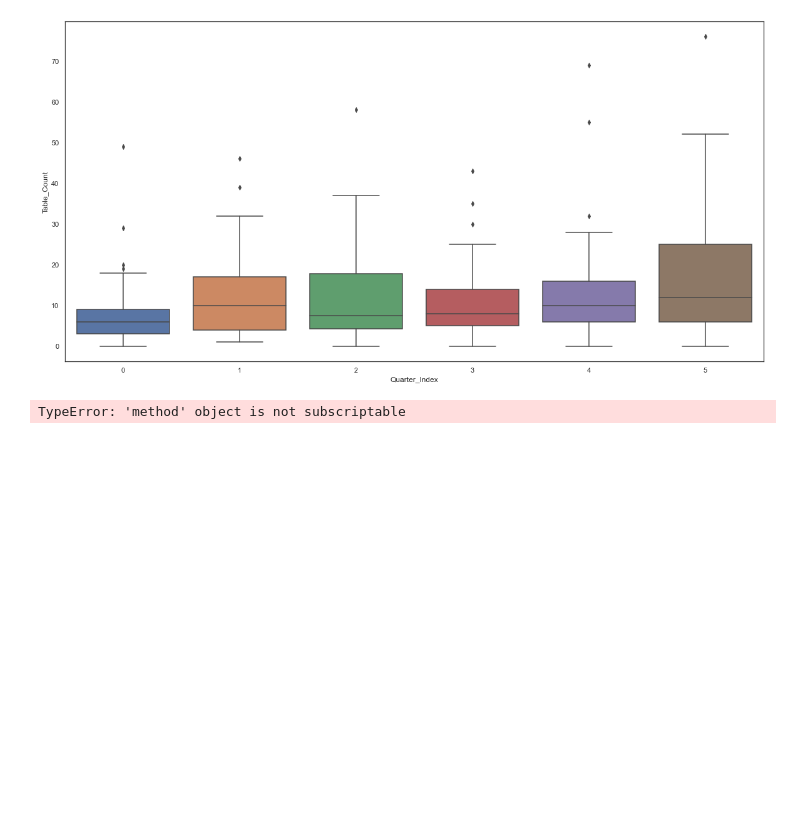
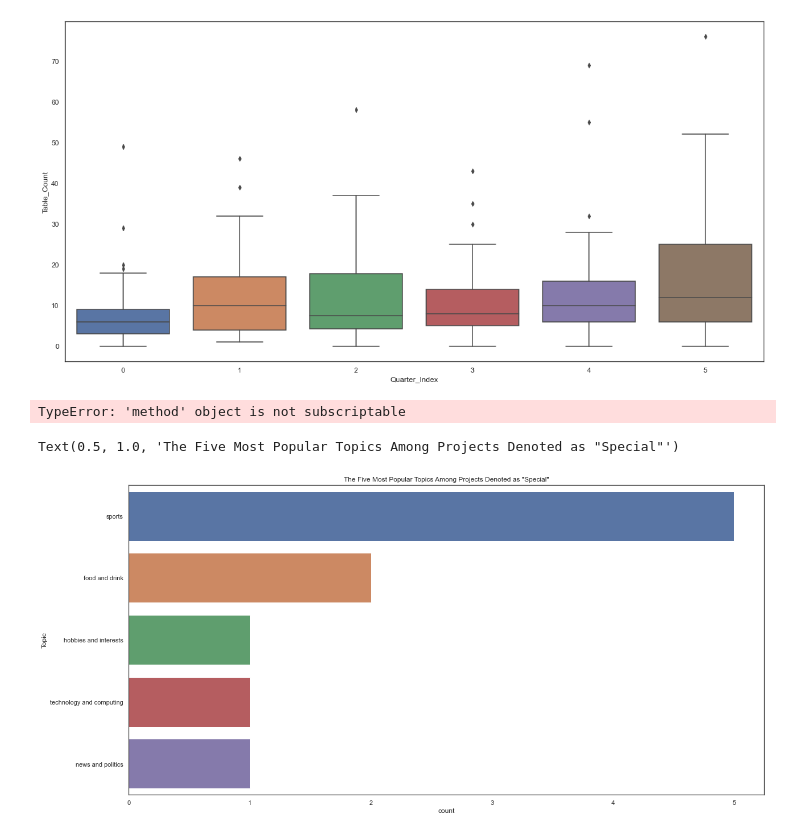
Before and after one commit to jchung01/COGS108-Project-Copy, a Jupyter notebook: EDACheckpointGroup096-Fa21.ipynb, the cells around one changed output. Cells and saved outputs as stored; diff of their text form; code cells hidden in the pictures; blank space fills up the shorter version.

Commit message:
added special project topic count plot

```diff
--- a/EDACheckpointGroup096-Fa21.ipynb
+++ b/EDACheckpointGroup096-Fa21.ipynb
@@ -182,3 +182,18 @@ KeyError: False
 swarm = sns.swarmplot(data=df.sort_values['Topic'], x='Word_Count',y='Topic')
 # %% [output]
 TypeError: 'method' object is not subscriptable
+# %%
+special_df = df.loc[df.Special == True]
+
+special_df.head()
+
+top_special = special_df['Topic'].value_counts()[:5].index.tolist()
+
+top_special_df = special_df[special_df.Topic.isin(top_special)]
+
+top_special_df = top_special_df.reset_index(drop = True)
+
+sns.countplot(y=top_special_df['Topic'], order = top_special_df['Topic'].value_counts().index).set_title('The Five Most Popular Topics Among Projects Denoted as "Special"')
+# %% [output]
+Text(0.5, 1.0, 'The Five Most Popular Topics Among Projects Denoted as "Special"')
+[figure, added]
```
Also changed, not shown: parts of 2 cells of this notebook.
